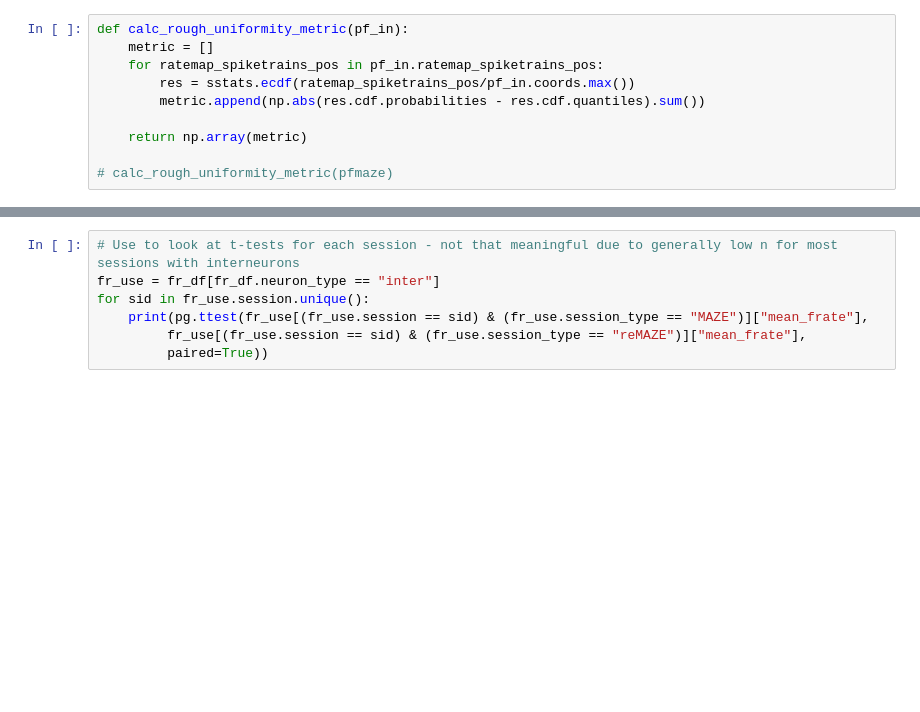
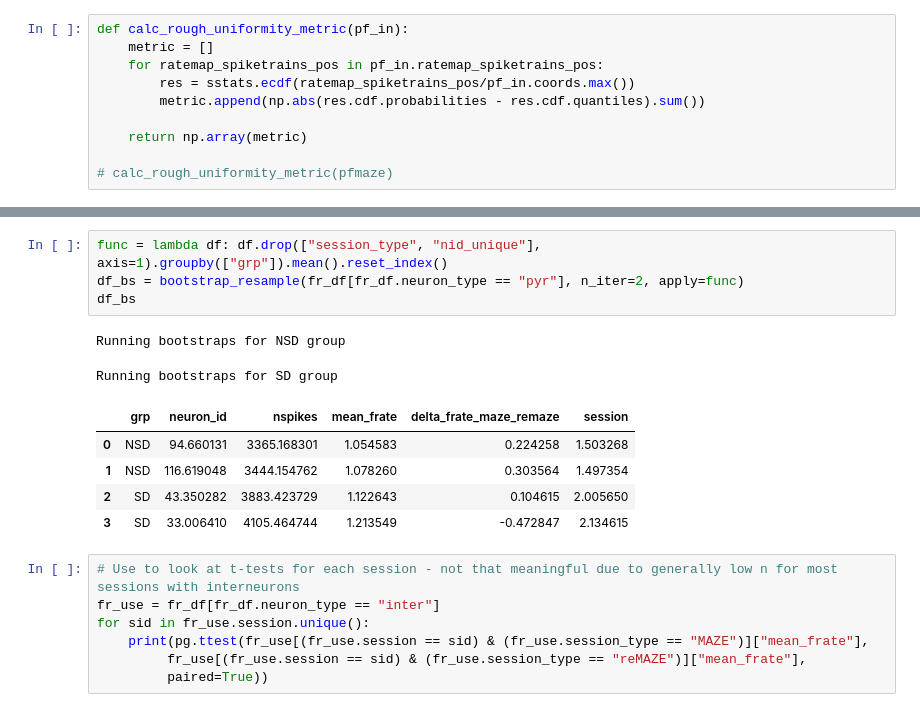
Before and after one commit to nkinsky/Projects_sandbox, a Jupyter notebook: sd_drift/sd_firing_rates_remaze.ipynb, the cells around one changed output, grey strips where cells are left out. Saved outputs shown, nothing was run; the diff lists cells and outputs as text; blank space fills up the shorter version.

```diff
--- a/sd_drift/sd_firing_rates_remaze.ipynb
+++ b/sd_drift/sd_firing_rates_remaze.ipynb
@@ -265,3 +246,15 @@ stats[stats.names == "Intercept"].coef.values[0]
+# %%
+func = lambda df: df.drop(["session_type", "nid_unique"], axis=1).groupby(["grp"]).mean().reset_index()
+df_bs = bootstrap_resample(fr_df[fr_df.neuron_type == "pyr"], n_iter=2, apply=func)
+df_bs
+# %% [output]
+Running bootstraps for NSD group
+Running bootstraps for SD group
+|  | grp | neuron_id | nspikes | mean_frate | delta_frate_maze_remaze | session |
+| 0 | NSD | 94.660131 | 3365.168301 | 1.054583 | 0.224258 | 1.503268 |
+| 1 | NSD | 116.619048 | 3444.154762 | 1.078260 | 0.303564 | 1.497354 |
+| 2 | SD | 43.350282 | 3883.423729 | 1.122643 | 0.104615 | 2.005650 |
+| 3 | SD | 33.006410 | 4105.464744 | 1.213549 | -0.472847 | 2.134615 |
 # %%
 # Use to look at t-tests for each session - not that meaningful due to generally low n for most sessions with interneurons
 fr_use = fr_df[fr_df.neuron_type == "inter"]
```
Also changed, not shown: parts of 11 cells of this notebook.
